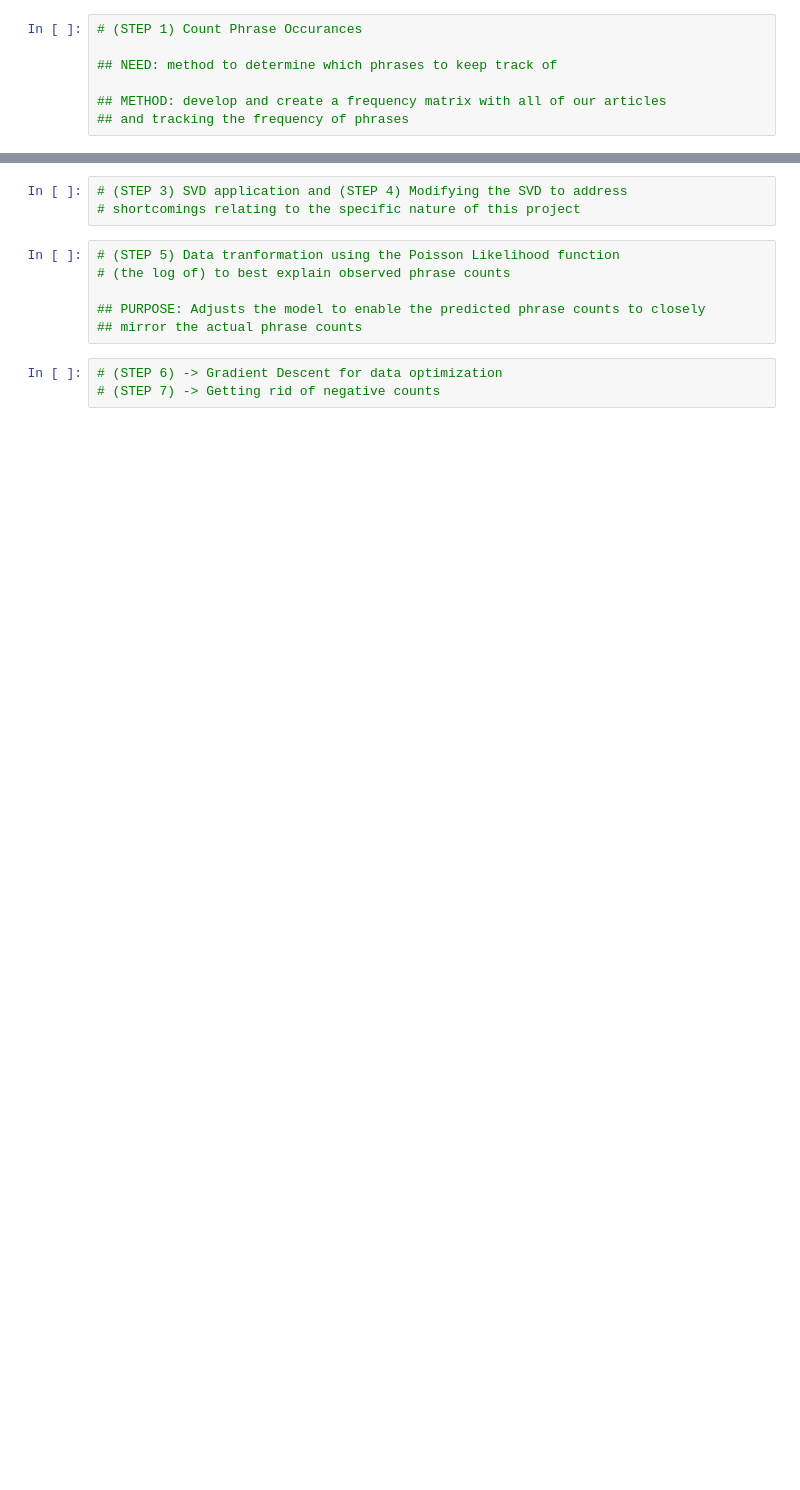
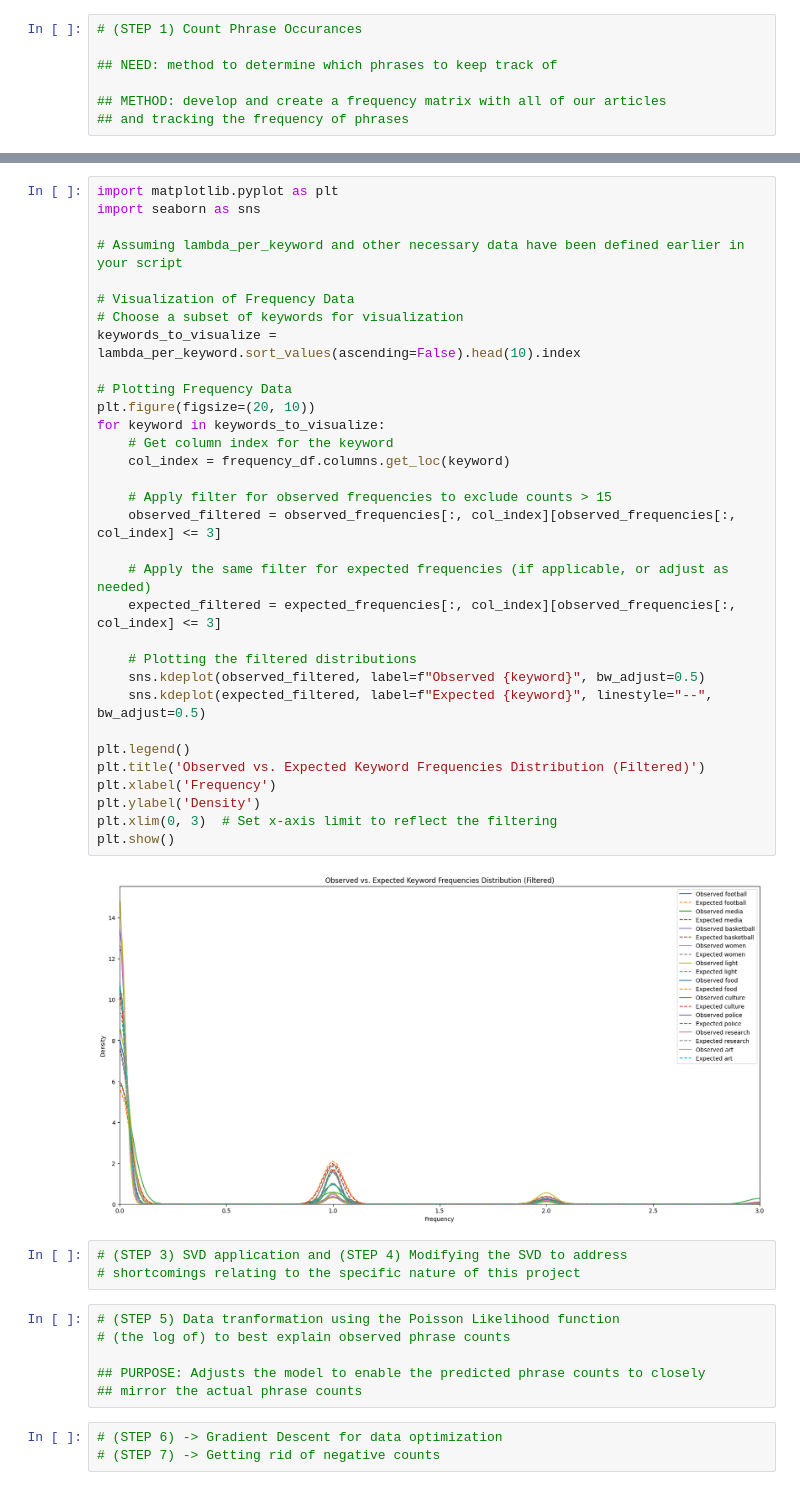
Before and after one commit to aLehav/olami-ml-media-bias, a Jupyter notebook: ML SVD Implementation.ipynb, the cells around one changed output, grey strips where cells are left out. Cells and saved outputs as stored; diff of their text form; blank space fills up the shorter version.

Commit message:
WM 2/25/24 - Poisson Distribution Implementation, goodness of fit testing.

```diff
--- a/ML SVD Implementation.ipynb
+++ b/ML SVD Implementation.ipynb
@@ -116,3 +116,37 @@ print(f"Total occurrences of the first keyword across all articles: {keyword_occ
+# %%
+import matplotlib.pyplot as plt
+import seaborn as sns
+
+# Assuming lambda_per_keyword and other necessary data have been defined earlier in your script
+
+# Visualization of Frequency Data
+# Choose a subset of keywords for visualization
+keywords_to_visualize = lambda_per_keyword.sort_values(ascending=False).head(10).index
+
+# Plotting Frequency Data
+plt.figure(figsize=(20, 10))
+for keyword in keywords_to_visualize:
+    # Get column index for the keyword
+    col_index = frequency_df.columns.get_loc(keyword)
+
+    # Apply filter for observed frequencies to exclude counts > 15
+    observed_filtered = observed_frequencies[:, col_index][observed_frequencies[:, col_index] <= 3]
+
+    # Apply the same filter for expected frequencies (if applicable, or adjust as needed)
+    expected_filtered = expected_frequencies[:, col_index][observed_frequencies[:, col_index] <= 3]
+
+    # Plotting the filtered distributions
+    sns.kdeplot(observed_filtered, label=f"Observed {keyword}", bw_adjust=0.5)
+    sns.kdeplot(expected_filtered, label=f"Expected {keyword}", linestyle="--", bw_adjust=0.5)
+
+plt.legend()
+plt.title('Observed vs. Expected Keyword Frequencies Distribution (Filtered)')
+plt.xlabel('Frequency')
+plt.ylabel('Density')
+plt.xlim(0, 3)  # Set x-axis limit to reflect the filtering
+plt.show()
+# %% [output]
+[figure, added]
 # %%
 # (STEP 3) SVD application and (STEP 4) Modifying the SVD to address
 # shortcomings relating to the specific nature of this project
```
Also changed, not shown: parts of 5 cells of this notebook, 1 other file.
